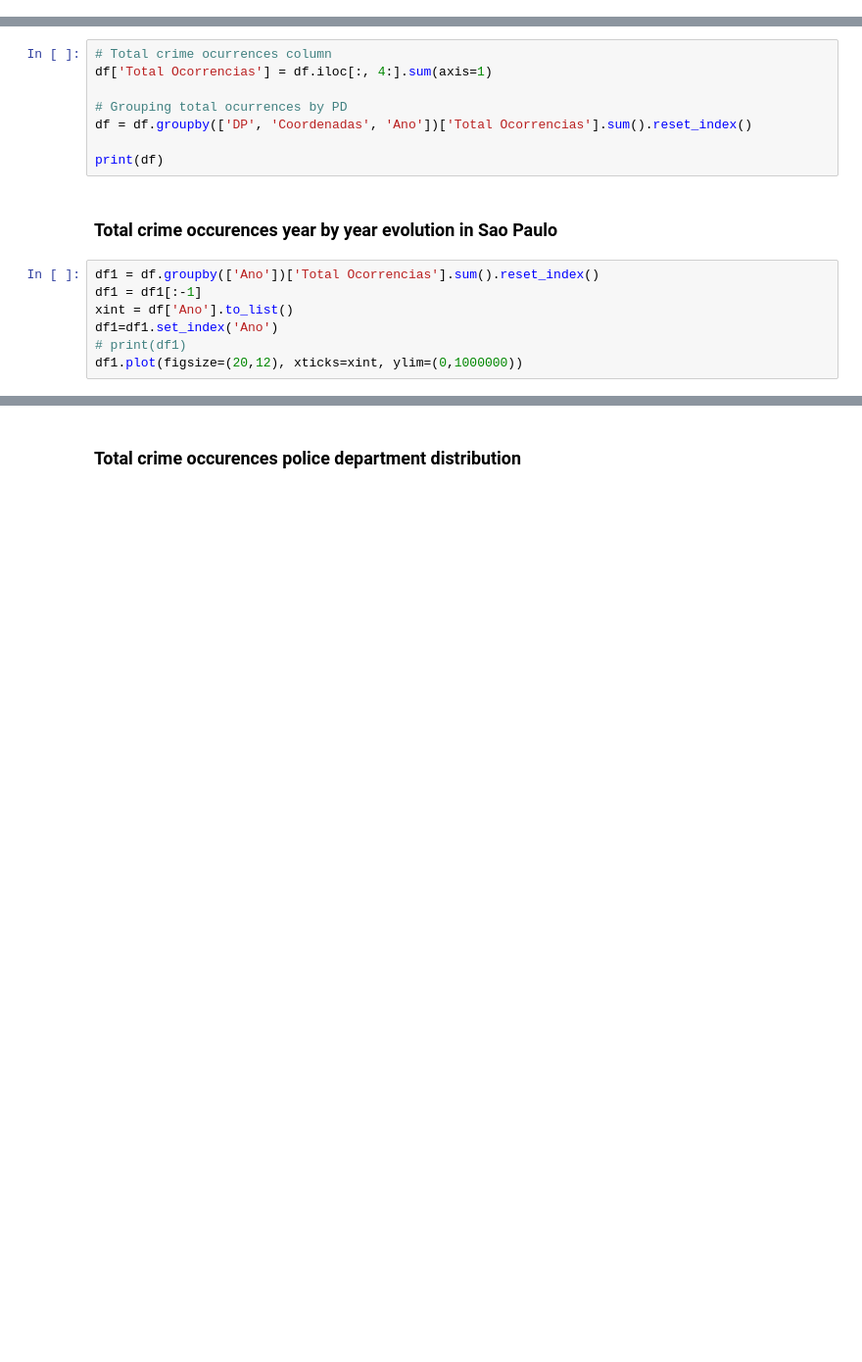
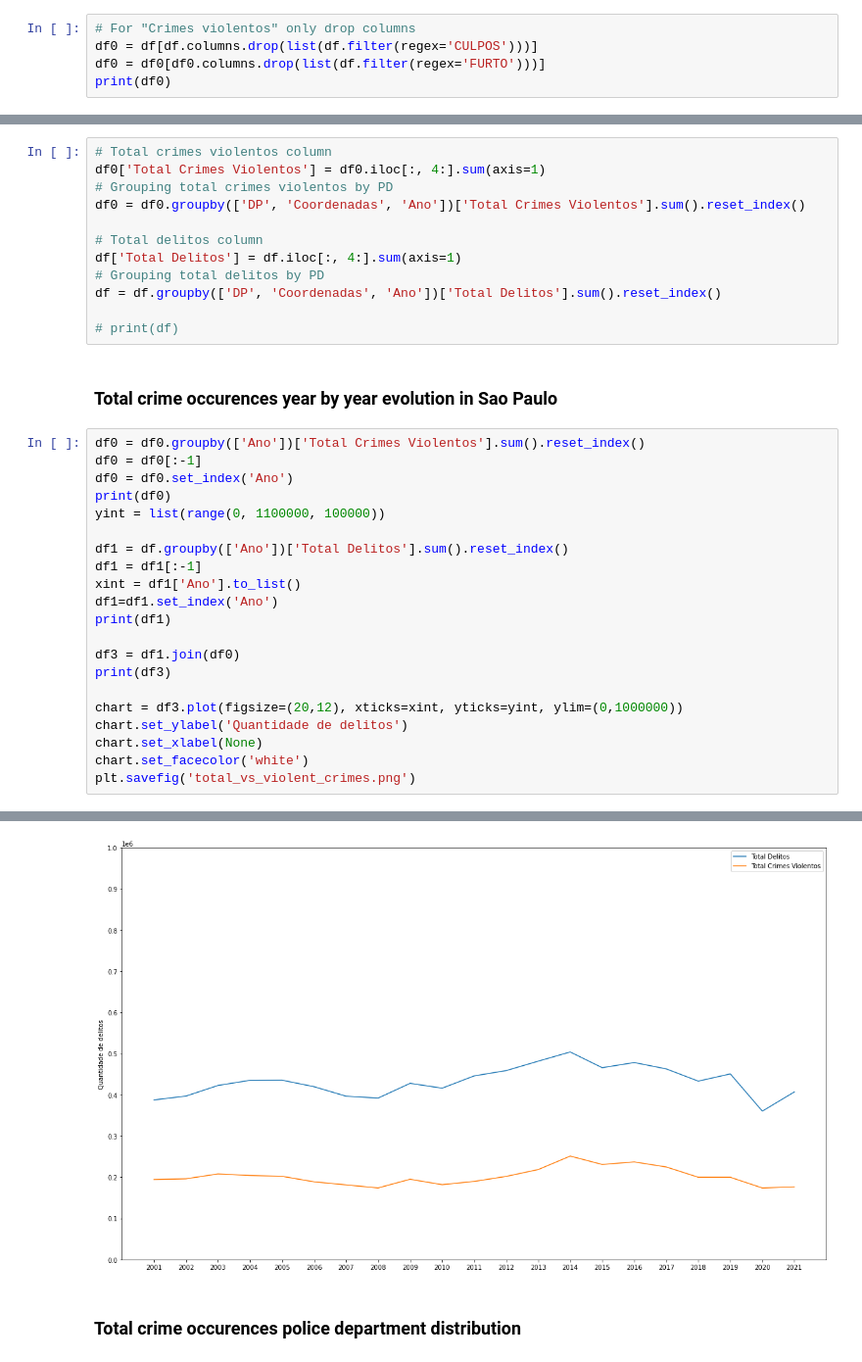
Before and after one commit to rodonoah/sp_violence_data_project, a Jupyter notebook: pds_analysis.ipynb, the cells around one changed output, grey strips where cells are left out. Shown: that part at 98% size. Cells and saved outputs as stored; diff of their text form; blank space fills up the shorter version.

Commit message:
plot for total vs violent crimes

```diff
--- a/pds_analysis.ipynb
+++ b/pds_analysis.ipynb
@@ -28,0 +45,5 @@ df.to_csv(f'test_{current_time}.csv',encoding='utf-8', index=False, header=True)
+# %%
+# For "Crimes violentos" only drop columns
+df0 = df[df.columns.drop(list(df.filter(regex='CULPOS')))]
+df0 = df0[df0.columns.drop(list(df.filter(regex='FURTO')))]
+print(df0)
@@ -29,17 +68,36 @@ df.to_csv(f'test_{current_time}.csv',encoding='utf-8', index=False, header=True)
 # %%
-# Total crime ocurrences column
-df['Total Ocorrencias'] = df.iloc[:, 4:].sum(axis=1)
+# Total crimes violentos column
+df0['Total Crimes Violentos'] = df0.iloc[:, 4:].sum(axis=1)
+# Grouping total crimes violentos by PD
+df0 = df0.groupby(['DP', 'Coordenadas', 'Ano'])['Total Crimes Violentos'].sum().reset_index()
 
-# Grouping total ocurrences by PD
-df = df.groupby(['DP', 'Coordenadas', 'Ano'])['Total Ocorrencias'].sum().reset_index()
+# Total delitos column
+df['Total Delitos'] = df.iloc[:, 4:].sum(axis=1)
+# Grouping total delitos by PD
+df = df.groupby(['DP', 'Coordenadas', 'Ano'])['Total Delitos'].sum().reset_index()
 
-print(df)
+# print(df)
 # %% [markdown]
 ### Total crime occurences year by year evolution in Sao Paulo
 # %%
-df1 = df.groupby(['Ano'])['Total Ocorrencias'].sum().reset_index()
+df0 = df0.groupby(['Ano'])['Total Crimes Violentos'].sum().reset_index()
+df0 = df0[:-1]
+df0 = df0.set_index('Ano')
+print(df0)
+yint = list(range(0, 1100000, 100000))
+
+df1 = df.groupby(['Ano'])['Total Delitos'].sum().reset_index()
 df1 = df1[:-1]
-xint = df['Ano'].to_list()
+xint = df1['Ano'].to_list()
 df1=df1.set_index('Ano')
-# print(df1)
-df1.plot(figsize=(20,12), xticks=xint, ylim=(0,1000000))
+print(df1)
+
+df3 = df1.join(df0)
+print(df3)
+
+chart = df3.plot(figsize=(20,12), xticks=xint, yticks=yint, ylim=(0,1000000))
+chart.set_ylabel('Quantidade de delitos')
+chart.set_xlabel(None)
+chart.set_facecolor('white')
+plt.savefig('total_vs_violent_crimes.png')
+# %% [output]
@@ -46,3 +121,4 @@ df1.plot(figsize=(20,12), xticks=xint, ylim=(0,1000000))
+[figure, added]
 # %% [markdown]
 ### Total crime occurences police department distribution
 # %%
```
Also changed, not shown: parts of 7 cells of this notebook, 1 other file.
